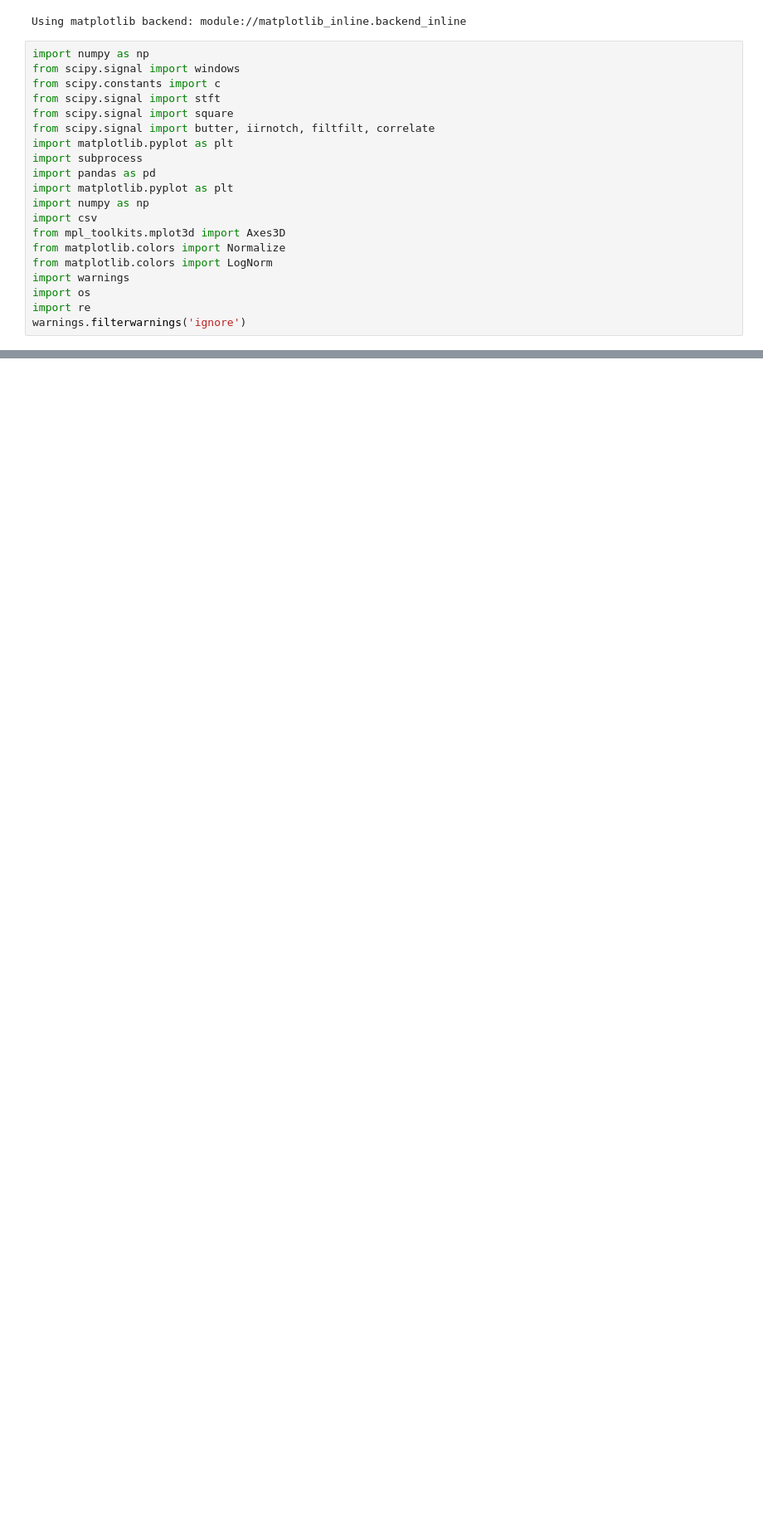
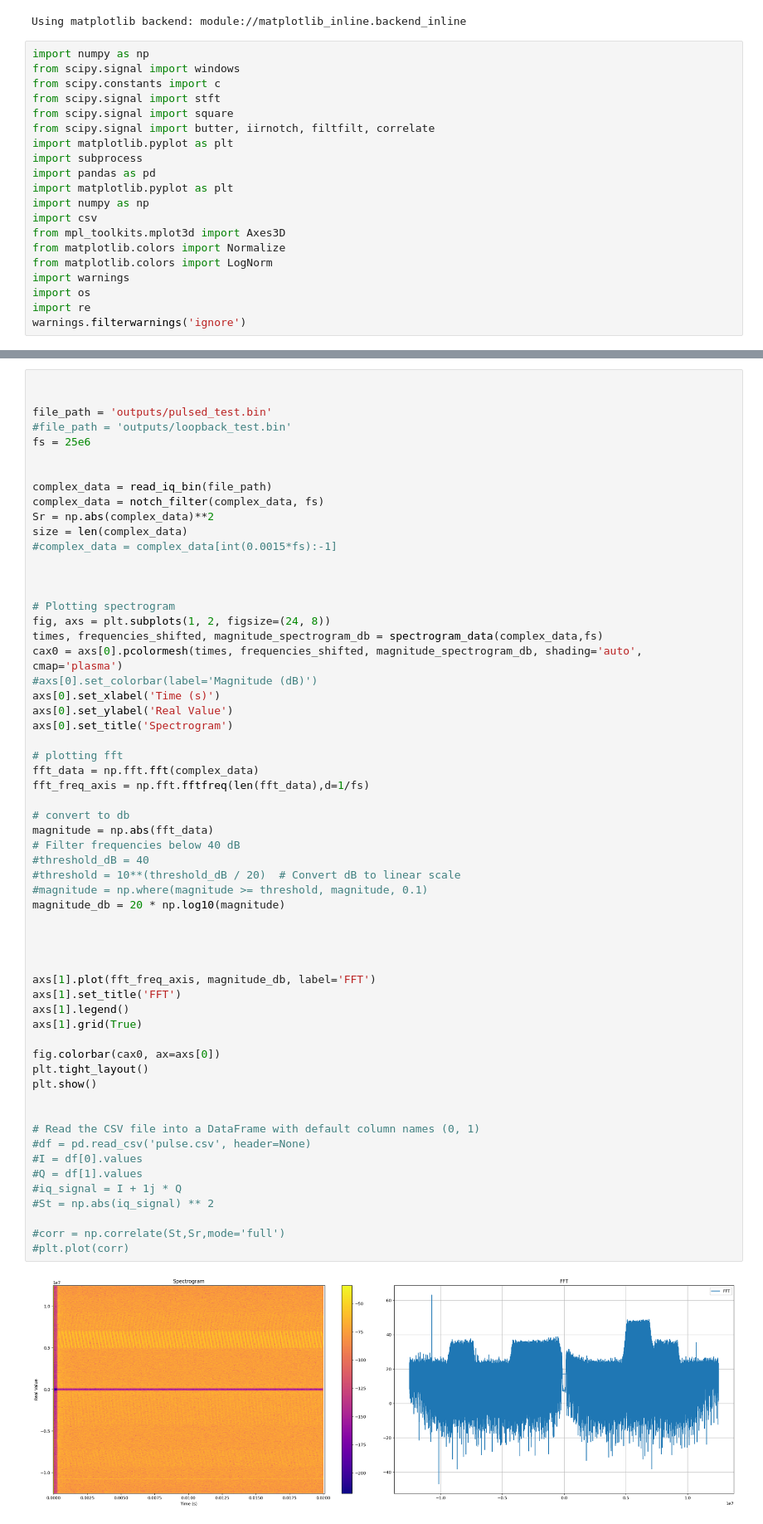
Before and after one commit to murrayinglis/sdr-config, a Jupyter notebook: plots.ipynb, the cells around one changed output, grey strips where cells are left out. Shown at 83% size. Cells and saved outputs as stored; diff of their text form; blank space fills up the shorter version.

```diff
--- a/plots.ipynb
+++ b/plots.ipynb
@@ -372,3 +228,64 @@ plt.show()
+# %%
+
+
+file_path = 'outputs/pulsed_test.bin'
+#file_path = 'outputs/loopback_test.bin'
+fs = 25e6
+
+
+complex_data = read_iq_bin(file_path)
+complex_data = notch_filter(complex_data, fs)
+Sr = np.abs(complex_data)**2
+size = len(complex_data)
+#complex_data = complex_data[int(0.0015*fs):-1]
+
+
+
+# Plotting spectrogram
+fig, axs = plt.subplots(1, 2, figsize=(24, 8))
+times, frequencies_shifted, magnitude_spectrogram_db = spectrogram_data(complex_data,fs)
+cax0 = axs[0].pcolormesh(times, frequencies_shifted, magnitude_spectrogram_db, shading='auto', cmap='plasma')
+#axs[0].set_colorbar(label='Magnitude (dB)')
+axs[0].set_xlabel('Time (s)')
+axs[0].set_ylabel('Real Value')
+axs[0].set_title('Spectrogram')
+
+# plotting fft
+fft_data = np.fft.fft(complex_data)
+fft_freq_axis = np.fft.fftfreq(len(fft_data),d=1/fs)
+
+# convert to db
+magnitude = np.abs(fft_data)
+# Filter frequencies below 40 dB
+#threshold_dB = 40
+#threshold = 10**(threshold_dB / 20)  # Convert dB to linear scale
+#magnitude = np.where(magnitude >= threshold, magnitude, 0.1)
+magnitude_db = 20 * np.log10(magnitude)
+
+
+
+
+axs[1].plot(fft_freq_axis, magnitude_db, label='FFT')
+axs[1].set_title('FFT')
+axs[1].legend()
+axs[1].grid(True)
+
+fig.colorbar(cax0, ax=axs[0])
+plt.tight_layout()
+plt.show()
+
+
+# Read the CSV file into a DataFrame with default column names (0, 1)
+#df = pd.read_csv('pulse.csv', header=None)
+#I = df[0].values
+#Q = df[1].values
+#iq_signal = I + 1j * Q
+#St = np.abs(iq_signal) ** 2
+
+#corr = np.correlate(St,Sr,mode='full')
+#plt.plot(corr)
+# %% [output]
+[figure, added]
 # %%
 # write pulse train to csv
 
```
Also changed, not shown: parts of 8 cells of this notebook, 27 other files.
